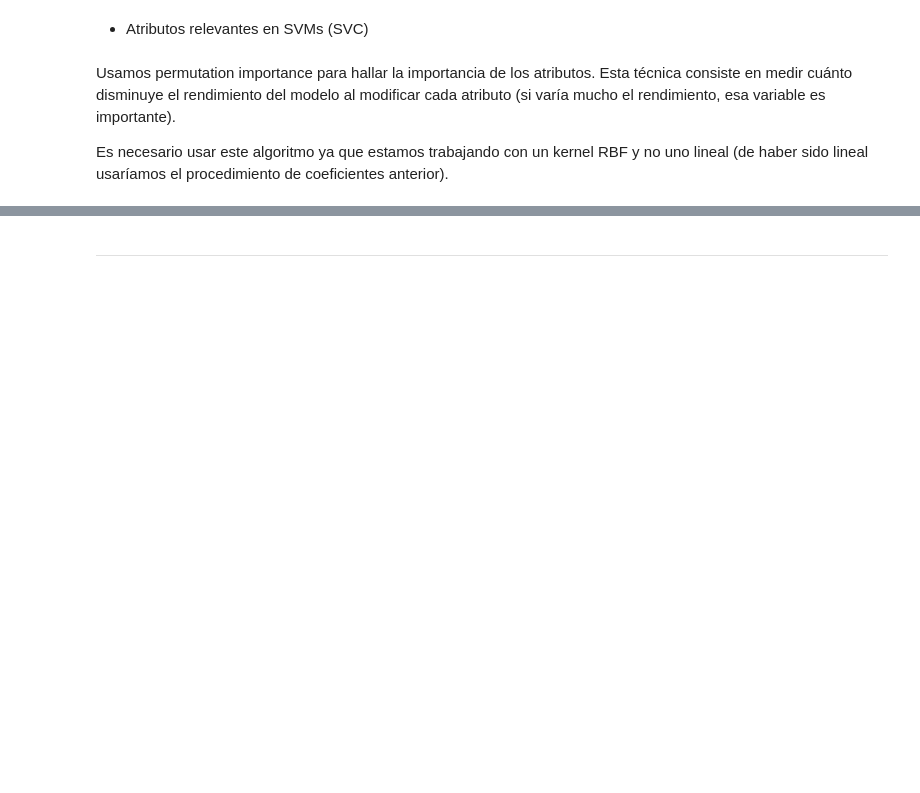
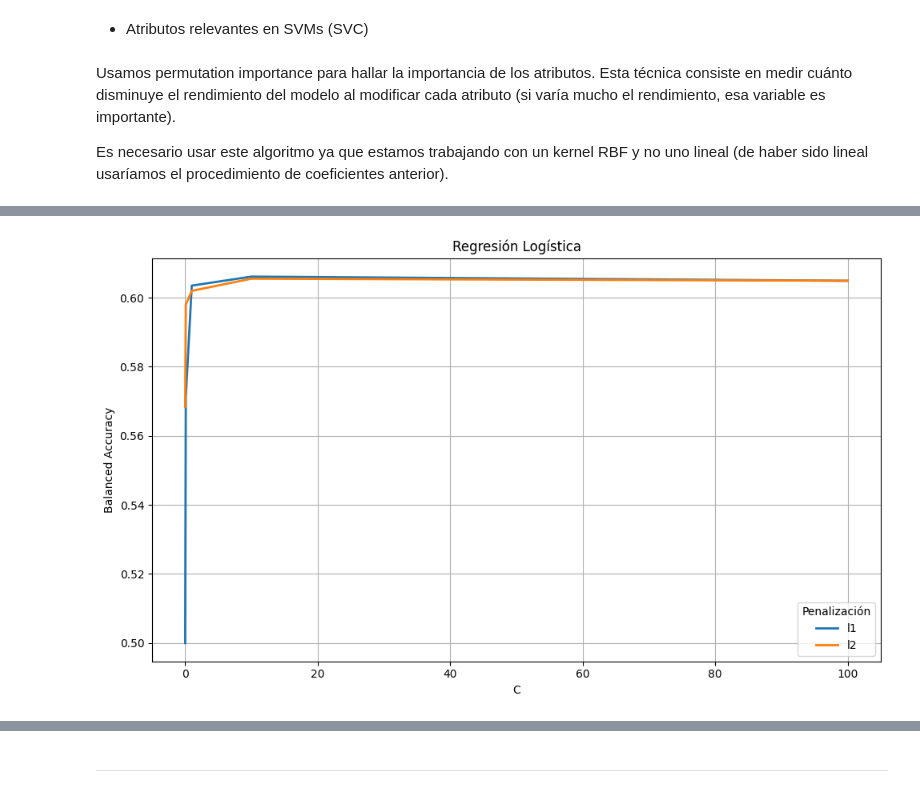
Before and after one commit to kevinMGII/Grupo7-Practica1, a Jupyter notebook: Grupo7_Practica1.ipynb, the cells around one changed output, grey strips where cells are left out. Drawn from its saved outputs; the diff is of its cells as text; code cells hidden in the pictures; blank space fills up the shorter version.

Commit message:
[Revisión] - Modelos lineales y SVMs, resultados y modelo final.

```diff
--- a/Grupo7_Practica1.ipynb
+++ b/Grupo7_Practica1.ipynb
@@ -1154,0 +1184,23 @@ Para analizar los resultados de importancia debemos obviar los coeficientes, ya
+# %%
+dataframe_lr = pd.DataFrame(grid_search_lr.cv_results_)                         # Hacemos un DataFrame a partir de GridSearchCV
+
+plt.figure(figsize=(10, 6))                                                     # Tamaño del gráfico
+sns.lineplot(                                                                   # Gráfico de líneas
+    data=dataframe_lr,                                                          # Usamos el DataFrame con los resultados del GridSearchCV
+    x="param_model__C",                                                         # Eje X: parámetro C
+    y="mean_test_score",                                                        # Eje Y: puntuación media (balanced accuracy)
+    hue="param_model__penalty",                                                 # Diferencia por tipo de penalización
+    markers=False,                                                              # Sin marcas
+    dashes=False,                                                               # Sin lineas
+    linewidth=2                                                                 # Ponemos el grosor de la línea a 2
+)
+
+plt.title("Regresión Logística")                                                # Título
+plt.xlabel("C")                                                                 # Eje X
+plt.ylabel("Balanced Accuracy")                                                 # Eje Y
+plt.grid(True)                                                                  # Cuadrícula
+plt.legend(title="Penalización")                                                # Leyenda
+plt.tight_layout()                                                              # Ajustamos para que no se hagan recortes
+plt.show()                                                                      # Mostramos el gráfico en pantalla
+# %% [output]
+[figure, added]
```
Also changed, not shown: parts of 38 cells of this notebook.
